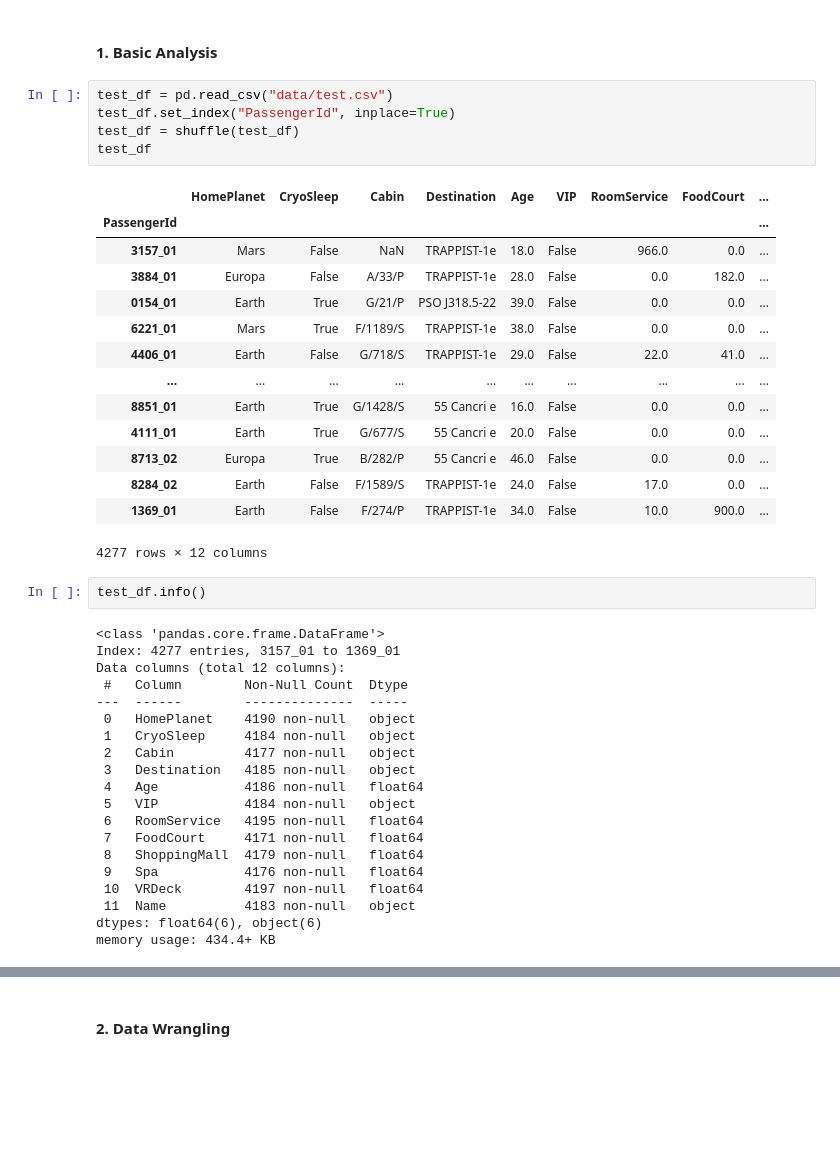
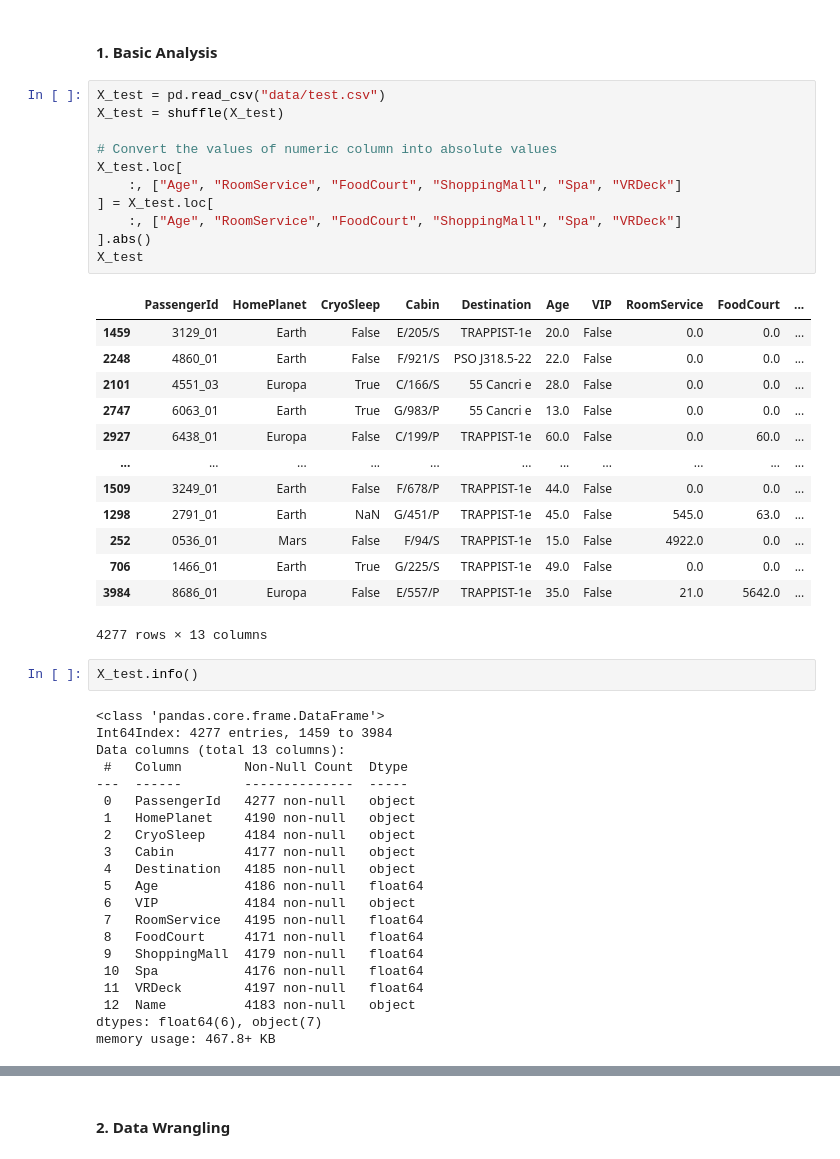
Before and after one commit to johnwslee/Spaceship_Titanic, a Jupyter notebook: spaceship_titanic.ipynb, the cells around one changed output, grey strips where cells are left out. Cells and saved outputs as stored; diff of their text form; blank space fills up the shorter version.

```diff
--- a/spaceship_titanic.ipynb
+++ b/spaceship_titanic.ipynb
@@ -799,45 +799,51 @@ plt.show();
 # %% [markdown]
 #### 1. Basic Analysis
 # %%
-test_df = pd.read_csv("data/test.csv")
-test_df.set_index("PassengerId", inplace=True)
-test_df = shuffle(test_df)
-test_df
+X_test = pd.read_csv("data/test.csv")
+X_test = shuffle(X_test)
+
+# Convert the values of numeric column into absolute values
+X_test.loc[
+    :, ["Age", "RoomService", "FoodCourt", "ShoppingMall", "Spa", "VRDeck"]
+] = X_test.loc[
+    :, ["Age", "RoomService", "FoodCourt", "ShoppingMall", "Spa", "VRDeck"]
+].abs()
+X_test
 # %% [output]
-|  | HomePlanet | CryoSleep | Cabin | Destination | Age | VIP | RoomService | FoodCourt | ... |
-| PassengerId |  |  |  |  |  |  |  |  | ... |
-| 3157_01 | Mars | False | NaN | TRAPPIST-1e | 18.0 | False | 966.0 | 0.0 | ... |
-| 3884_01 | Europa | False | A/33/P | TRAPPIST-1e | 28.0 | False | 0.0 | 182.0 | ... |
-| 0154_01 | Earth | True | G/21/P | PSO J318.5-22 | 39.0 | False | 0.0 | 0.0 | ... |
-| 6221_01 | Mars | True | F/1189/S | TRAPPIST-1e | 38.0 | False | 0.0 | 0.0 | ... |
-| 4406_01 | Earth | False | G/718/S | TRAPPIST-1e | 29.0 | False | 22.0 | 41.0 | ... |
-| ... | ... | ... | ... | ... | ... | ... | ... | ... | ... |
-| 8851_01 | Earth | True | G/1428/S | 55 Cancri e | 16.0 | False | 0.0 | 0.0 | ... |
-| 4111_01 | Earth | True | G/677/S | 55 Cancri e | 20.0 | False | 0.0 | 0.0 | ... |
-| 8713_02 | Europa | True | B/282/P | 55 Cancri e | 46.0 | False | 0.0 | 0.0 | ... |
-| 8284_02 | Earth | False | F/1589/S | TRAPPIST-1e | 24.0 | False | 17.0 | 0.0 | ... |
-| 1369_01 | Earth | False | F/274/P | TRAPPIST-1e | 34.0 | False | 10.0 | 900.0 | ... |
+|  | PassengerId | HomePlanet | CryoSleep | Cabin | Destination | Age | VIP | RoomService | FoodCourt | ... |
+| 1459 | 3129_01 | Earth | False | E/205/S | TRAPPIST-1e | 20.0 | False | 0.0 | 0.0 | ... |
+| 2248 | 4860_01 | Earth | False | F/921/S | PSO J318.5-22 | 22.0 | False | 0.0 | 0.0 | ... |
+| 2101 | 4551_03 | Europa | True | C/166/S | 55 Cancri e | 28.0 | False | 0.0 | 0.0 | ... |
+| 2747 | 6063_01 | Earth | True | G/983/P | 55 Cancri e | 13.0 | False | 0.0 | 0.0 | ... |
+| 2927 | 6438_01 | Europa | False | C/199/P | TRAPPIST-1e | 60.0 | False | 0.0 | 60.0 | ... |
+| ... | ... | ... | ... | ... | ... | ... | ... | ... | ... | ... |
+| 1509 | 3249_01 | Earth | False | F/678/P | TRAPPIST-1e | 44.0 | False | 0.0 | 0.0 | ... |
+| 1298 | 2791_01 | Earth | NaN | G/451/P | TRAPPIST-1e | 45.0 | False | 545.0 | 63.0 | ... |
+| 252 | 0536_01 | Mars | False | F/94/S | TRAPPIST-1e | 15.0 | False | 4922.0 | 0.0 | ... |
+| 706 | 1466_01 | Earth | True | G/225/S | TRAPPIST-1e | 49.0 | False | 0.0 | 0.0 | ... |
+| 3984 | 8686_01 | Europa | False | E/557/P | TRAPPIST-1e | 35.0 | False | 21.0 | 5642.0 | ... |
-4277 rows × 12 columns
+4277 rows × 13 columns
 # %%
-test_df.info()
+X_test.info()
 # %% [output]
 <class 'pandas.core.frame.DataFrame'>
-Index: 4277 entries, 3157_01 to 1369_01
-Data columns (total 12 columns):
+Int64Index: 4277 entries, 1459 to 3984
+Data columns (total 13 columns):
  #   Column        Non-Null Count  Dtype
 ---  ------        --------------  -----
- 0   HomePlanet    4190 non-null   object
- 1   CryoSleep     4184 non-null   object
- 2   Cabin         4177 non-null   object
- 3   Destination   4185 non-null   object
- 4   Age           4186 non-null   float64
- 5   VIP           4184 non-null   object
- 6   RoomService   4195 non-null   float64
- 7   FoodCourt     4171 non-null   float64
- 8   ShoppingMall  4179 non-null   float64
- 9   Spa           4176 non-null   float64
- 10  VRDeck        4197 non-null   float64
- 11  Name          4183 non-null   object
-dtypes: float64(6), object(6)
-memory usage: 434.4+ KB
+ 0   PassengerId   4277 non-null   object
+ 1   HomePlanet    4190 non-null   object
+ 2   CryoSleep     4184 non-null   object
+ 3   Cabin         4177 non-null   object
+ 4   Destination   4185 non-null   object
+ 5   Age           4186 non-null   float64
+ 6   VIP           4184 non-null   object
+ 7   RoomService   4195 non-null   float64
+ 8   FoodCourt     4171 non-null   float64
+ 9   ShoppingMall  4179 non-null   float64
+ 10  Spa           4176 non-null   float64
+ 11  VRDeck        4197 non-null   float64
+ 12  Name          4183 non-null   object
+dtypes: float64(6), object(7)
+memory usage: 467.8+ KB
 # %%
```
Also changed, not shown: parts of 16 cells of this notebook.
